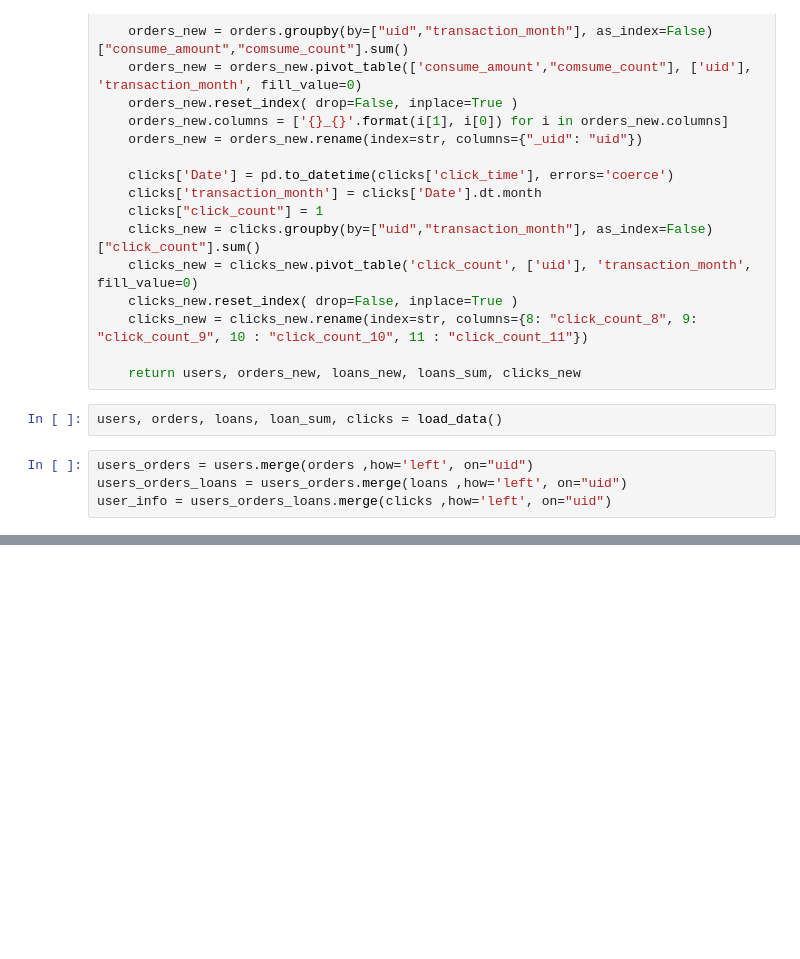
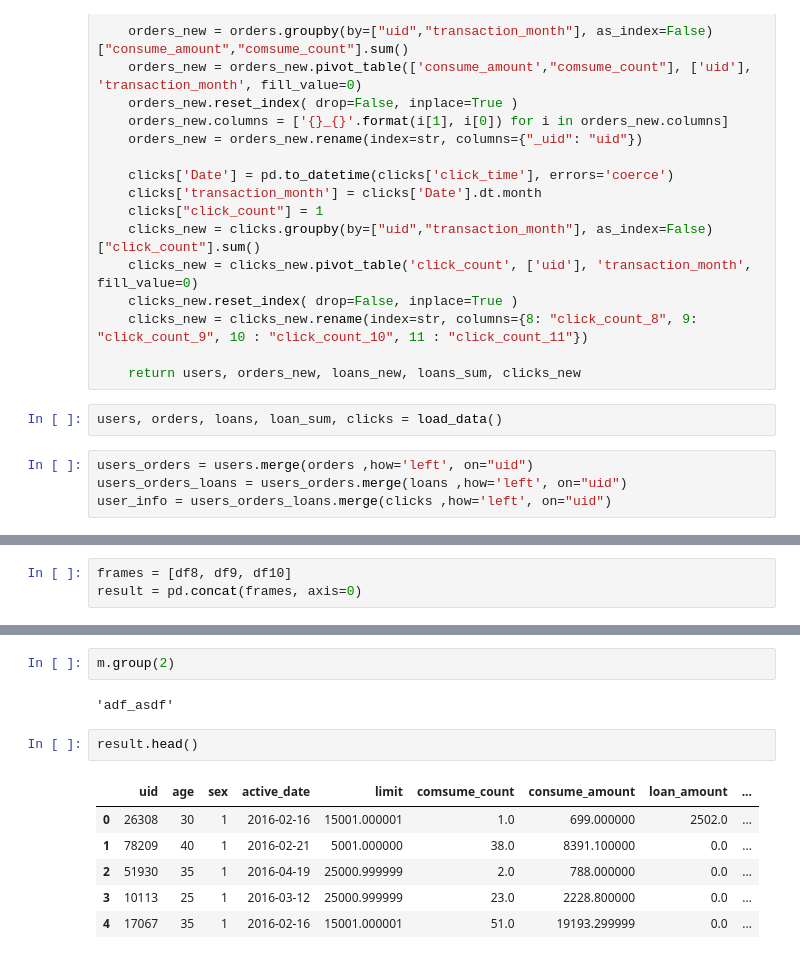
Before and after one commit to YulinGUO/LoanForecasting, a Jupyter notebook: pys/load.ipynb, the cells around one changed output, grey strips where cells are left out. Saved outputs shown, nothing was run; the diff lists cells and outputs as text; blank space fills up the shorter version.

```diff
--- a/pys/load.ipynb
+++ b/pys/load.ipynb
@@ -95,0 +331,3 @@ list(user_info)
+# %%
+frames = [df8, df9, df10]
+result = pd.concat(frames, axis=0)
@@ -95,0 +390,13 @@ list(user_info)
+# %%
+m.group(2)
+# %% [output]
+'adf_asdf'
+# %%
+result.head()
+# %% [output]
+|  | uid | age | sex | active_date | limit | comsume_count | consume_amount | loan_amount | ... |
+| 0 | 26308 | 30 | 1 | 2016-02-16 | 15001.000001 | 1.0 | 699.000000 | 2502.0 | ... |
+| 1 | 78209 | 40 | 1 | 2016-02-21 | 5001.000000 | 38.0 | 8391.100000 | 0.0 | ... |
+| 2 | 51930 | 35 | 1 | 2016-04-19 | 25000.999999 | 2.0 | 788.000000 | 0.0 | ... |
+| 3 | 10113 | 25 | 1 | 2016-03-12 | 25000.999999 | 23.0 | 2228.800000 | 0.0 | ... |
+| 4 | 17067 | 35 | 1 | 2016-02-16 | 15001.000001 | 51.0 | 19193.299999 | 0.0 | ... |
```
Also changed, not shown: parts of 40 cells of this notebook, 2 other files.
